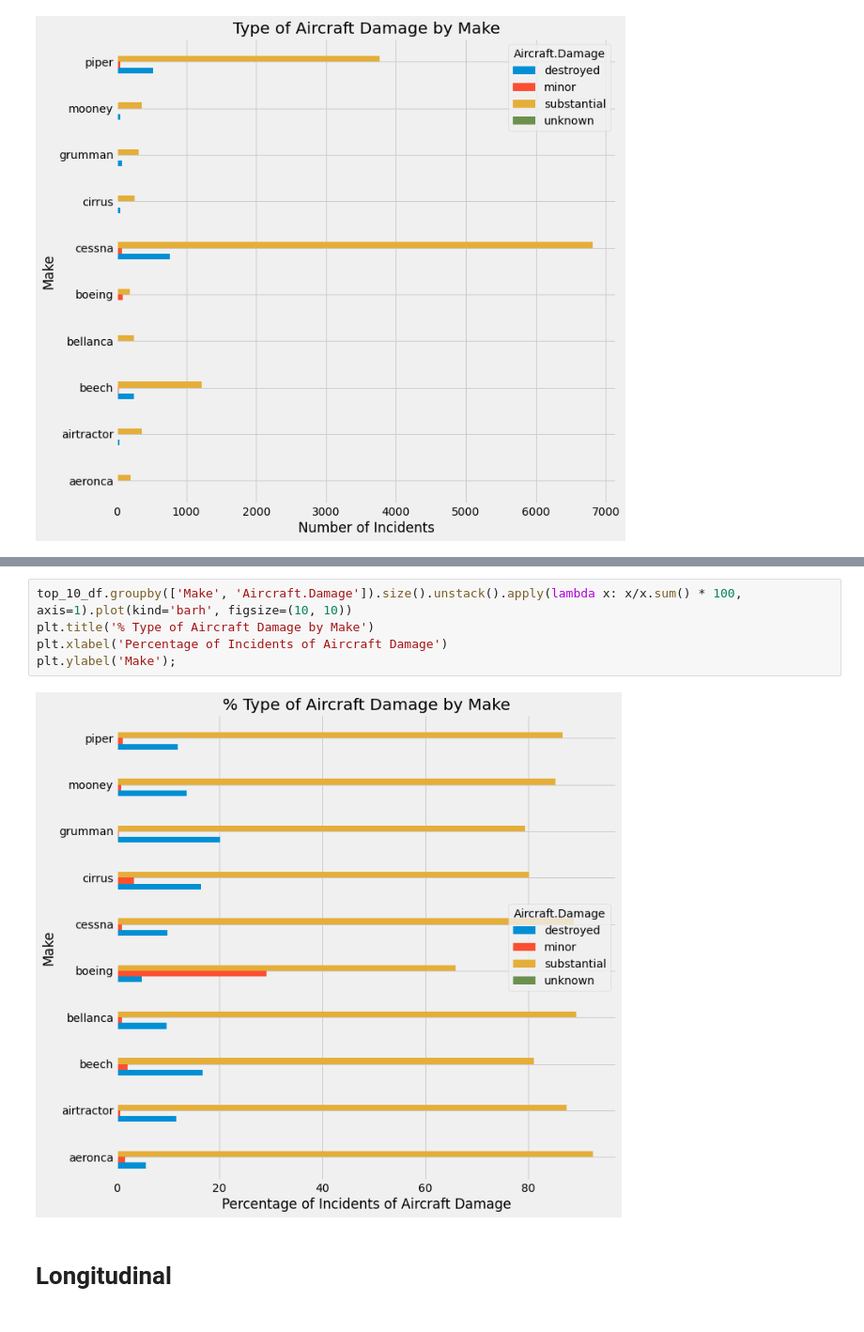
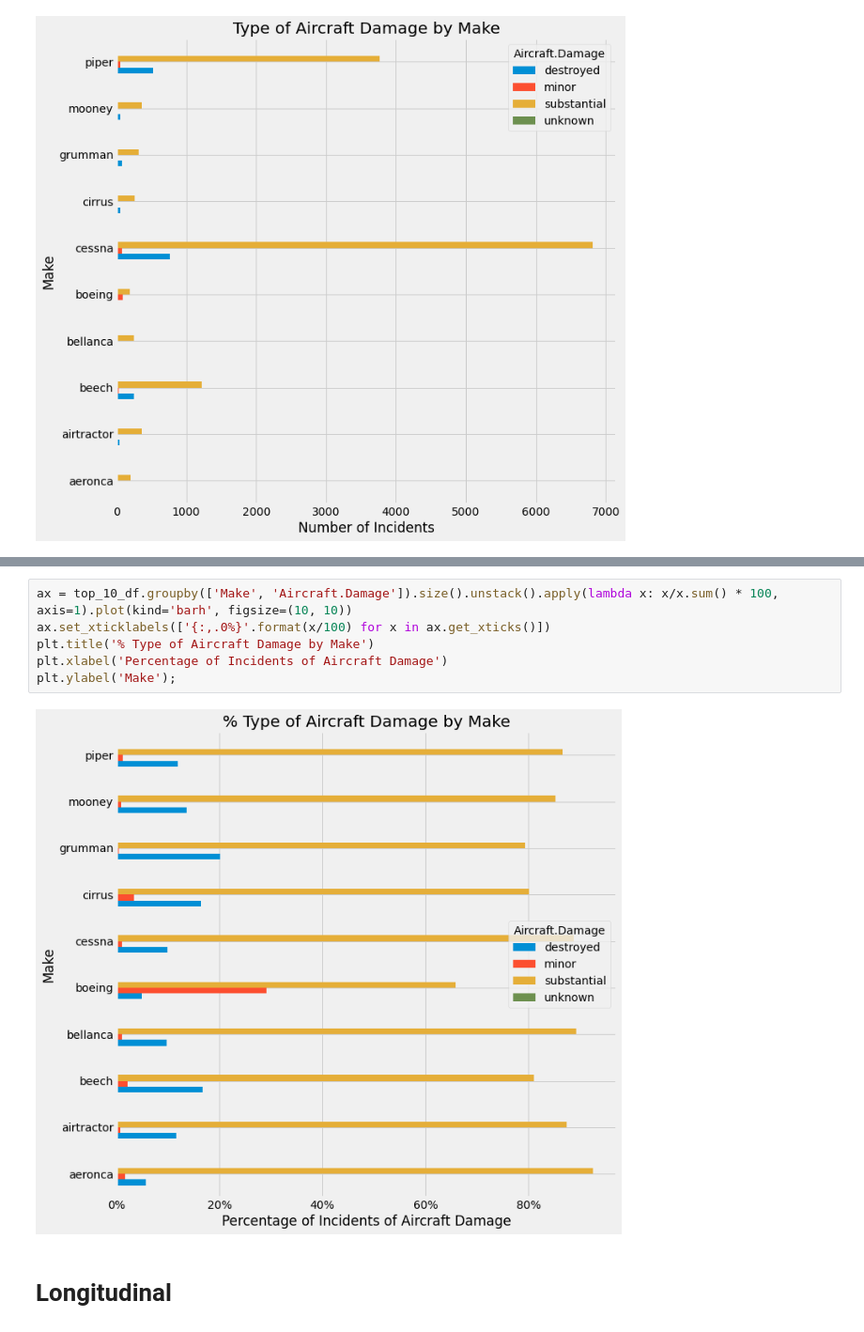
Before and after one commit to natehiatt/aviation_project, a Jupyter notebook: notebooks/cleaned_figures_nate.ipynb, the cells around one changed output, grey strips where cells are left out. Shown at 94% size. Saved outputs shown, nothing was run; the diff lists cells and outputs as text.

```diff
--- a/notebooks/cleaned_figures_nate.ipynb
+++ b/notebooks/cleaned_figures_nate.ipynb
@@ -207,10 +237,11 @@ plt.ylabel('Make');
 # %%
-top_10_df.groupby(['Make', 'Aircraft.Damage']).size().unstack().apply(lambda x: x/x.sum() * 100, axis=1).plot(kind='barh', figsize=(10, 10))
+ax = top_10_df.groupby(['Make', 'Aircraft.Damage']).size().unstack().apply(lambda x: x/x.sum() * 100, axis=1).plot(kind='barh', figsize=(10, 10))
+ax.set_xticklabels(['{:,.0%}'.format(x/100) for x in ax.get_xticks()])
 plt.title('% Type of Aircraft Damage by Make')
 plt.xlabel('Percentage of Incidents of Aircraft Damage')
 plt.ylabel('Make');
 # %% [output]
-[figure, old version]
+[figure, new version]
 # %% [markdown]
 # Longitudinal
 # %%
```
Also changed, not shown: parts of 6 cells of this notebook.
